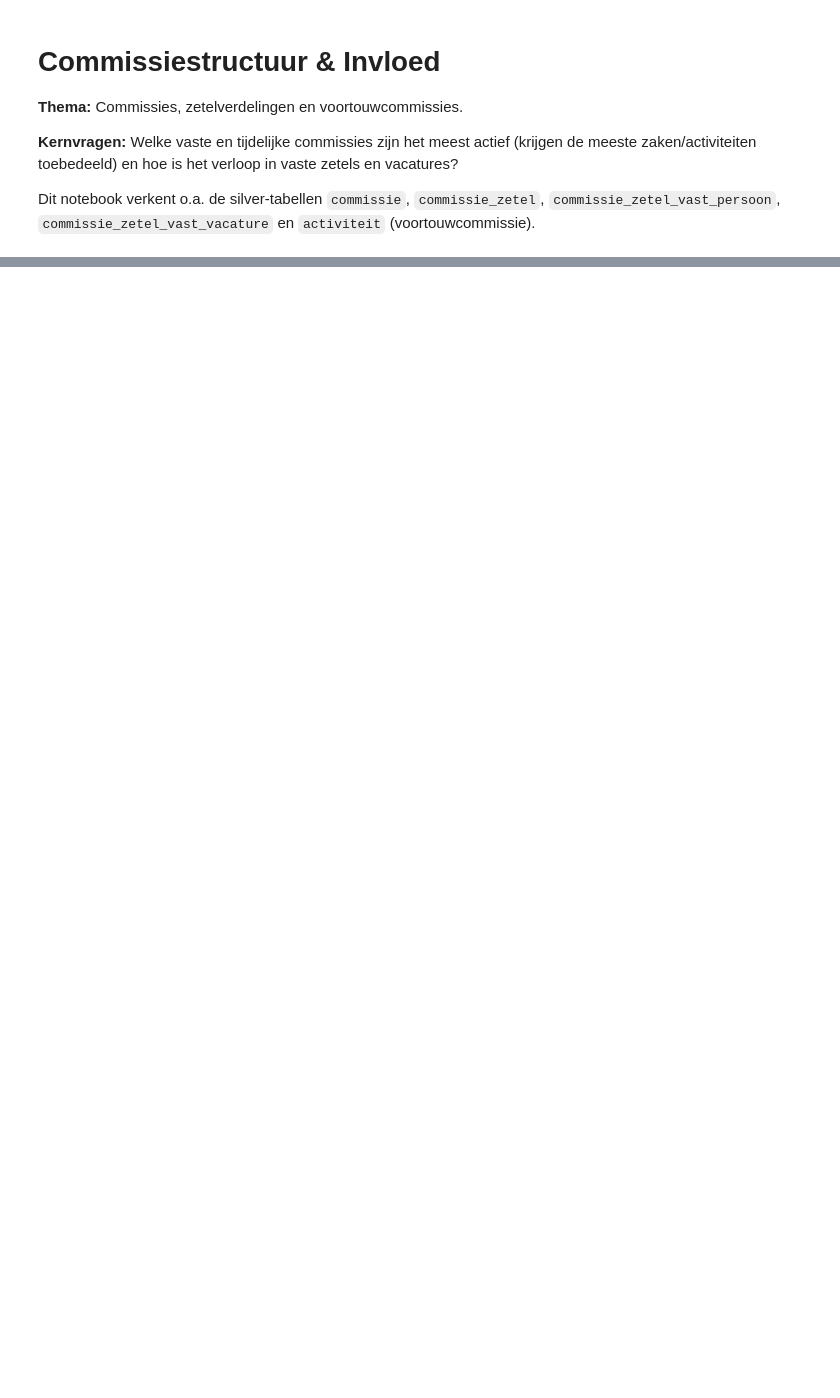
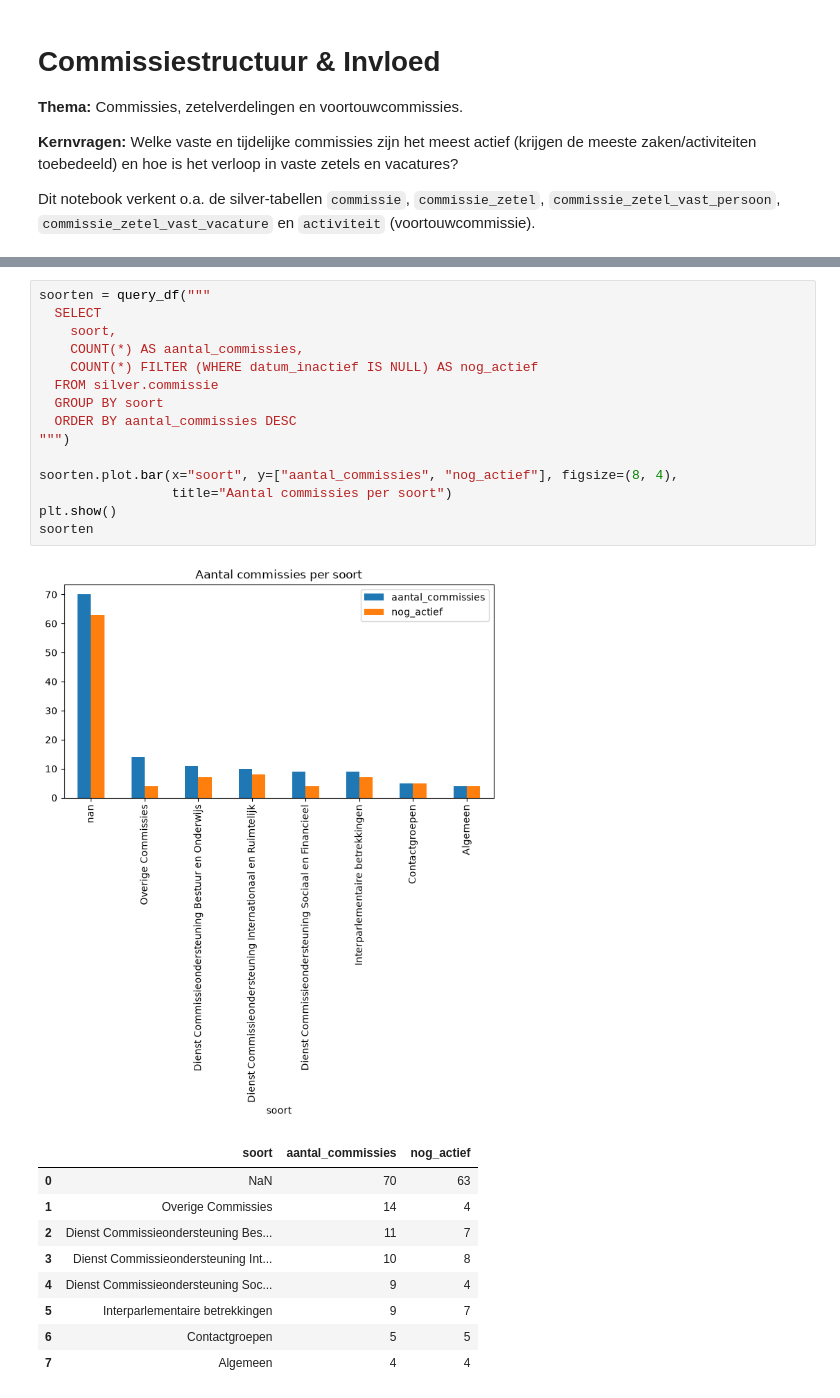
Before and after one commit to ElizeWierenga/tweedekamer-monitor, a Jupyter notebook: eda/commissiestructuur_invloed.ipynb, the cells around one changed output, grey strips where cells are left out. Drawn from its saved outputs; the diff is of its cells as text; blank space fills up the shorter version.

Commit message:
Update commissiestructuur invloed notebook

```diff
--- a/eda/commissiestructuur_invloed.ipynb
+++ b/eda/commissiestructuur_invloed.ipynb
@@ -45,0 +77,26 @@ Geef hier een beschrijving van het onderwerp of deelvraag die je wilt beantwoord
+# %%
+soorten = query_df("""
+  SELECT
+    soort,
+    COUNT(*) AS aantal_commissies,
+    COUNT(*) FILTER (WHERE datum_inactief IS NULL) AS nog_actief
+  FROM silver.commissie
+  GROUP BY soort
+  ORDER BY aantal_commissies DESC
+""")
+
+soorten.plot.bar(x="soort", y=["aantal_commissies", "nog_actief"], figsize=(8, 4),
+                 title="Aantal commissies per soort")
+plt.show()
+soorten
+# %% [output]
+[figure, added]
+|  | soort | aantal_commissies | nog_actief |
+| 0 | NaN | 70 | 63 |
+| 1 | Overige Commissies | 14 | 4 |
+| 2 | Dienst Commissieondersteuning Bes... | 11 | 7 |
+| 3 | Dienst Commissieondersteuning Int... | 10 | 8 |
+| 4 | Dienst Commissieondersteuning Soc... | 9 | 4 |
+| 5 | Interparlementaire betrekkingen | 9 | 7 |
+| 6 | Contactgroepen | 5 | 5 |
+| 7 | Algemeen | 4 | 4 |
```
Also changed, not shown: parts of 35 cells of this notebook.
